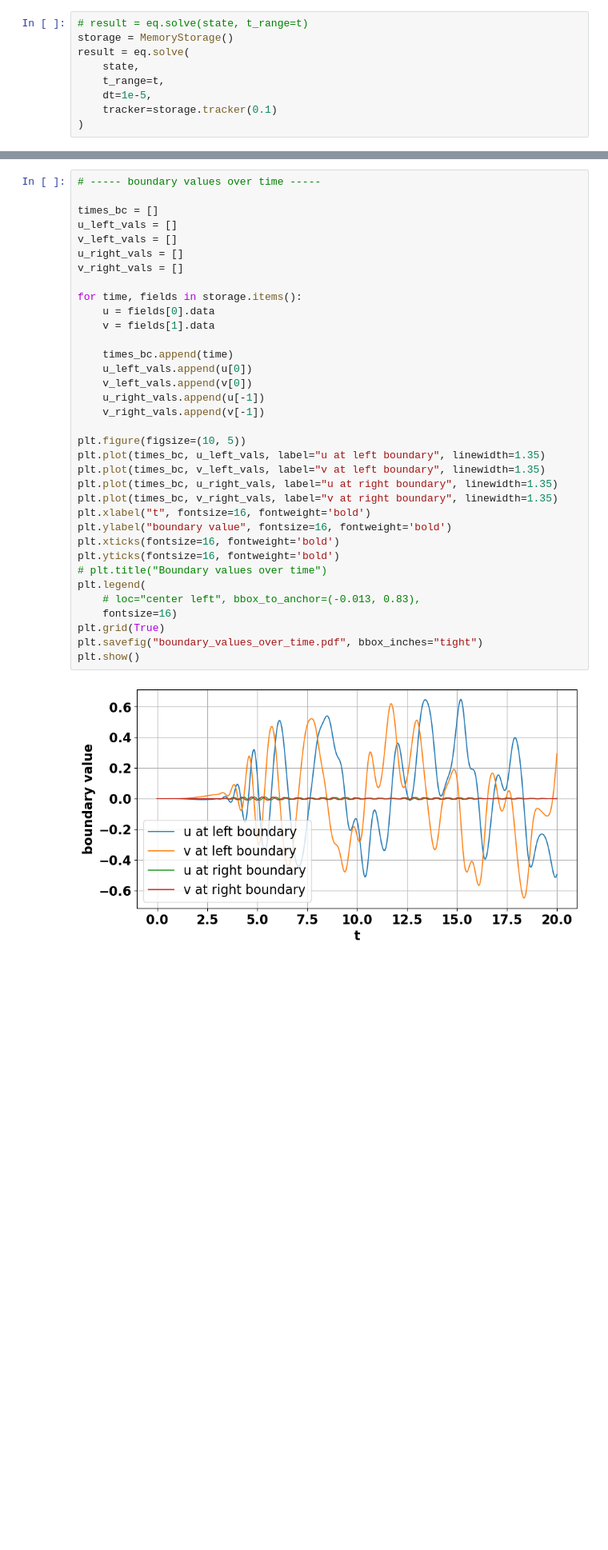
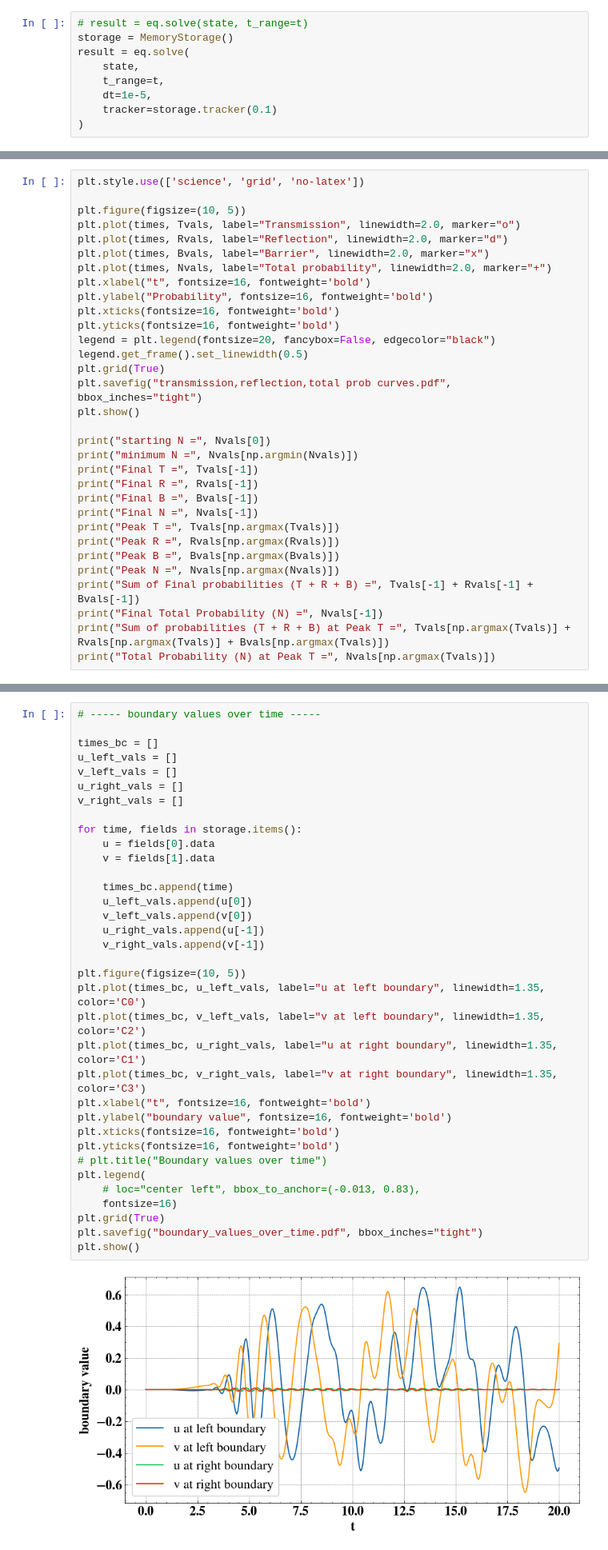
Before and after one commit to pavitra1905/stm-tunnelling-model, a Jupyter notebook: stm_analysis_all_plots_Tia.ipynb, the cells around one changed output, grey strips where cells are left out. Shown at 80% size. Cells and saved outputs as stored; diff of their text form; blank space fills up the shorter version.

Commit message:
updated plots according to article

```diff
--- a/stm_analysis_all_plots_Tia.ipynb
+++ b/stm_analysis_all_plots_Tia.ipynb
@@ -164,0 +156,32 @@ Peak N = 1.0363738598807204
+# %%
+plt.style.use(['science', 'grid', 'no-latex'])
+
+plt.figure(figsize=(10, 5))
+plt.plot(times, Tvals, label="Transmission", linewidth=2.0, marker="o")
+plt.plot(times, Rvals, label="Reflection", linewidth=2.0, marker="d")
+plt.plot(times, Bvals, label="Barrier", linewidth=2.0, marker="x")
+plt.plot(times, Nvals, label="Total probability", linewidth=2.0, marker="+")
+plt.xlabel("t", fontsize=16, fontweight='bold')
+plt.ylabel("Probability", fontsize=16, fontweight='bold')
+plt.xticks(fontsize=16, fontweight='bold')
+plt.yticks(fontsize=16, fontweight='bold')
+legend = plt.legend(fontsize=20, fancybox=False, edgecolor="black")
+legend.get_frame().set_linewidth(0.5)
+plt.grid(True)
+plt.savefig("transmission,reflection,total prob curves.pdf", bbox_inches="tight")
+plt.show()
+
+print("starting N =", Nvals[0])
+print("minimum N =", Nvals[np.argmin(Nvals)])
+print("Final T =", Tvals[-1])
+print("Final R =", Rvals[-1])
+print("Final B =", Bvals[-1])
+print("Final N =", Nvals[-1])
+print("Peak T =", Tvals[np.argmax(Tvals)])
+print("Peak R =", Rvals[np.argmax(Rvals)])
+print("Peak B =", Bvals[np.argmax(Bvals)])
+print("Peak N =", Nvals[np.argmax(Nvals)])
+print("Sum of Final probabilities (T + R + B) =", Tvals[-1] + Rvals[-1] + Bvals[-1])
+print("Final Total Probability (N) =", Nvals[-1])
+print("Sum of probabilities (T + R + B) at Peak T =", Tvals[np.argmax(Tvals)] + Rvals[np.argmax(Tvals)] + Bvals[np.argmax(Tvals)])
+print("Total Probability (N) at Peak T =", Nvals[np.argmax(Tvals)])
@@ -436,38 +644,38 @@ plt.show()
 
 times_bc = []
 u_left_vals = []
 v_left_vals = []
 u_right_vals = []
 v_right_vals = []
 
 for time, fields in storage.items():
     u = fields[0].data
     v = fields[1].data
 
     times_bc.append(time)
     u_left_vals.append(u[0])
     v_left_vals.append(v[0])
     u_right_vals.append(u[-1])
     v_right_vals.append(v[-1])
 
 plt.figure(figsize=(10, 5))
-plt.plot(times_bc, u_left_vals, label="u at left boundary", linewidth=1.35)
-plt.plot(times_bc, v_left_vals, label="v at left boundary", linewidth=1.35)
-plt.plot(times_bc, u_right_vals, label="u at right boundary", linewidth=1.35)
-plt.plot(times_bc, v_right_vals, label="v at right boundary", linewidth=1.35)
+plt.plot(times_bc, u_left_vals, label="u at left boundary", linewidth=1.35, color='C0')
+plt.plot(times_bc, v_left_vals, label="v at left boundary", linewidth=1.35, color='C2')
+plt.plot(times_bc, u_right_vals, label="u at right boundary", linewidth=1.35, color='C1')
+plt.plot(times_bc, v_right_vals, label="v at right boundary", linewidth=1.35, color='C3')
 plt.xlabel("t", fontsize=16, fontweight='bold')
 plt.ylabel("boundary value", fontsize=16, fontweight='bold')
 plt.xticks(fontsize=16, fontweight='bold')
 plt.yticks(fontsize=16, fontweight='bold')
 # plt.title("Boundary values over time")
 plt.legend(
     # loc="center left", bbox_to_anchor=(-0.013, 0.83),
     fontsize=16)
 plt.grid(True)
 plt.savefig("boundary_values_over_time.pdf", bbox_inches="tight")
 plt.show()
 # %% [output]
-[figure, old version]
+[figure, new version]
 # %%
 # ----- solution snapshots at different times -----
 
```
Also changed, not shown: parts of 29 cells of this notebook, 21 other files.
